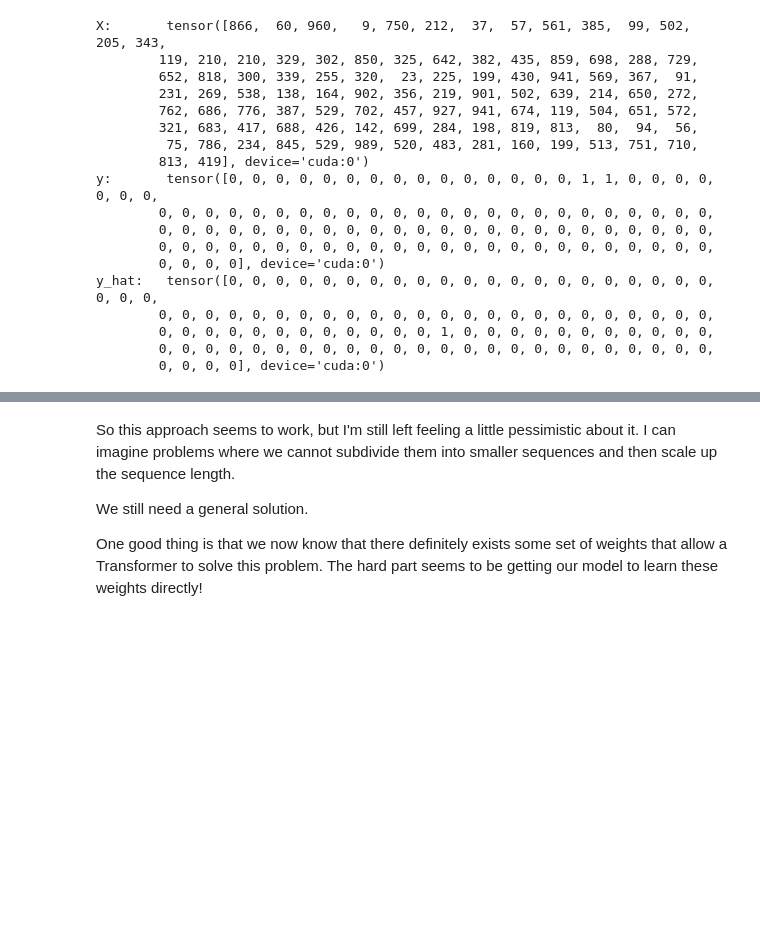
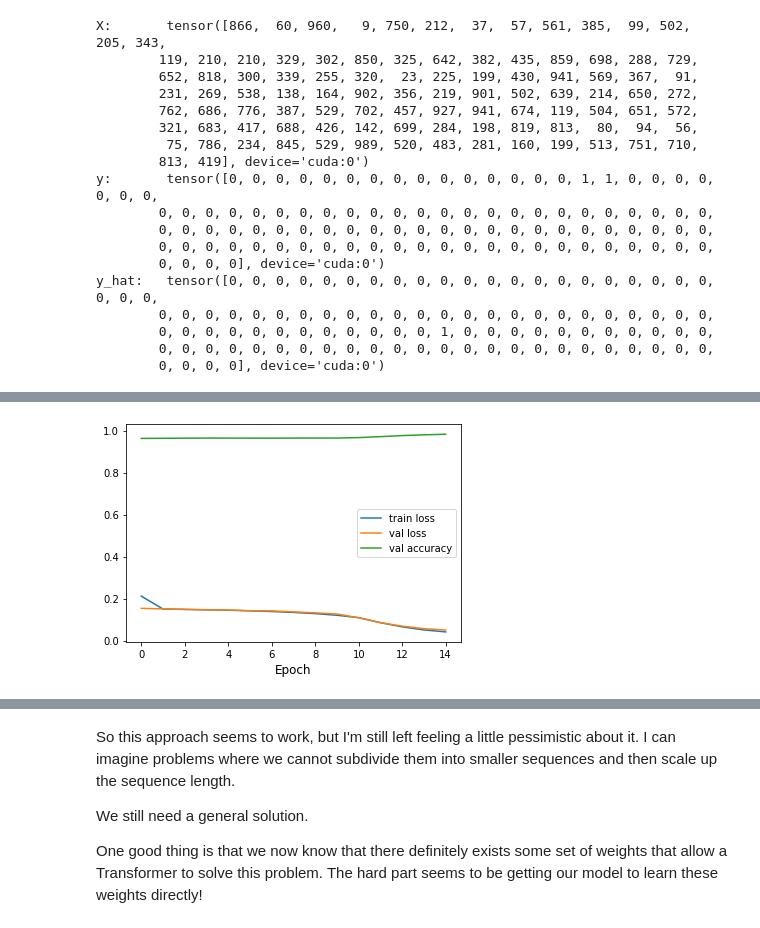
Before and after one commit to JoshVarty/bio-experiments, a Jupyter notebook: 01_Pairs_Of_Adjacent_Duplicates.ipynb, the cells around one changed output, grey strips where cells are left out. Cells and saved outputs as stored; diff of their text form; code cells hidden in the pictures; blank space fills up the shorter version.

```diff
--- a/01_Pairs_Of_Adjacent_Duplicates.ipynb
+++ b/01_Pairs_Of_Adjacent_Duplicates.ipynb
@@ -517,6 +521,6 @@ Epoch:   9                      Valid Accuracy   0.9785363
 # %%
 # longer sequence
-SEQ_LENGTH = 20
+SEQ_LENGTH = 50
 LR = 1e-5
 
 train_ds = ToyDataset(num_examples=TRN_EXAMPLES, sequence_length=SEQ_LENGTH, vocab_size=VOCAB_SIZE)
@@ -581,3 +553,7 @@ Epoch:   14                     Valid Accuracy   0.99362665
+# %%
+plot_losses(trn_loss, val_loss, val_acc)
+# %% [output]
+[figure, added]
 # %%
 # longer sequence
 SEQ_LENGTH = 100
```
Also changed, not shown: parts of 10 cells of this notebook, 3 other files.
